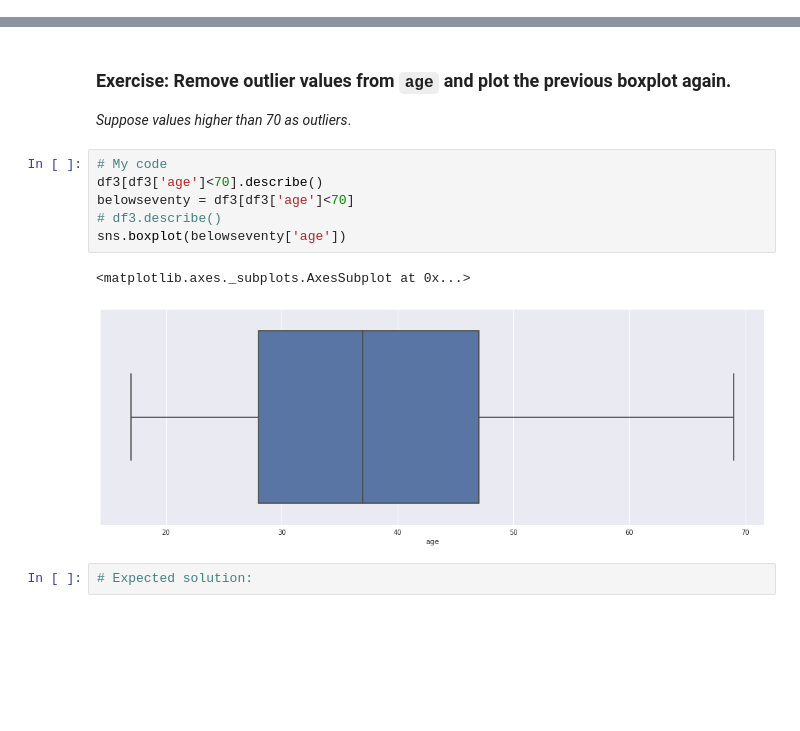
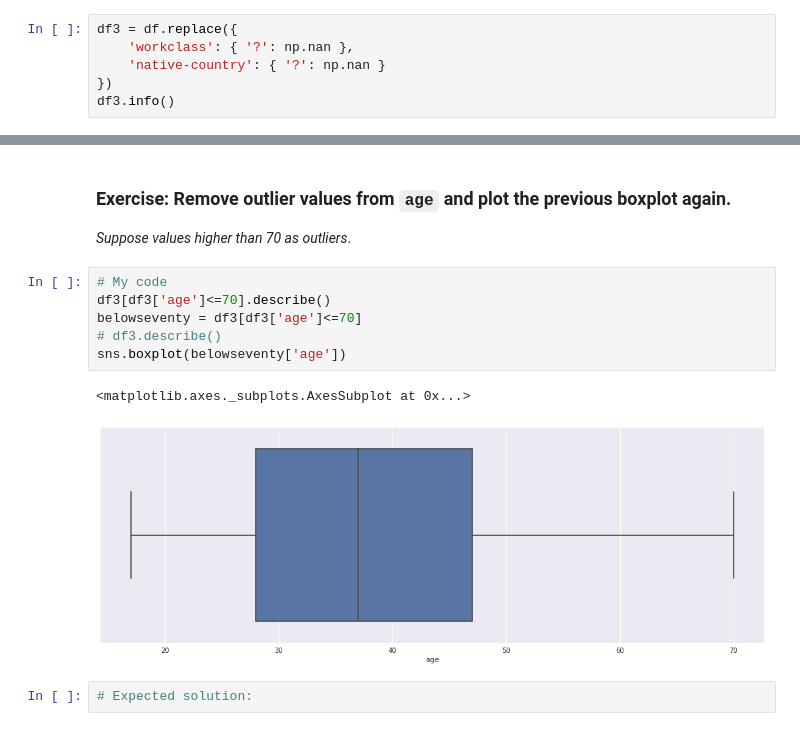
Before and after one commit to gmrkss/ds-unit-2-us-census-analyisis, a Jupyter notebook: Project 2 - US Census.ipynb, the cells around one changed output, grey strips where cells are left out. Drawn from its saved outputs; the diff is of its cells as text; blank space fills up the shorter version.

```diff
--- a/Project 2 - US Census.ipynb
+++ b/Project 2 - US Census.ipynb
@@ -189,3 +189,9 @@ Self-emp-not-inc     2541
 State-gov            1298
 Without-pay            14
 Name: workclass, dtype: int64
+# %%
+df3 = df.replace({
+    'workclass': { '?': np.nan },
+    'native-country': { '?': np.nan }
+})
+df3.info()
@@ -321,13 +348,13 @@ sns.boxplot(df['age'])
 _Suppose values higher than 70 as outliers_.
 # %%
 # My code
-df3[df3['age']<70].describe()
-belowseventy = df3[df3['age']<70]
+df3[df3['age']<=70].describe()
+belowseventy = df3[df3['age']<=70]
 # df3.describe()
 sns.boxplot(belowseventy['age'])
 # %% [output]
 <matplotlib.axes._subplots.AxesSubplot at 0x...>
-[figure, old version]
+[figure, new version]
 # %%
 # Expected solution:
 # %% [output]
```
Also changed, not shown: parts of 15 cells of this notebook, 1 other file.
